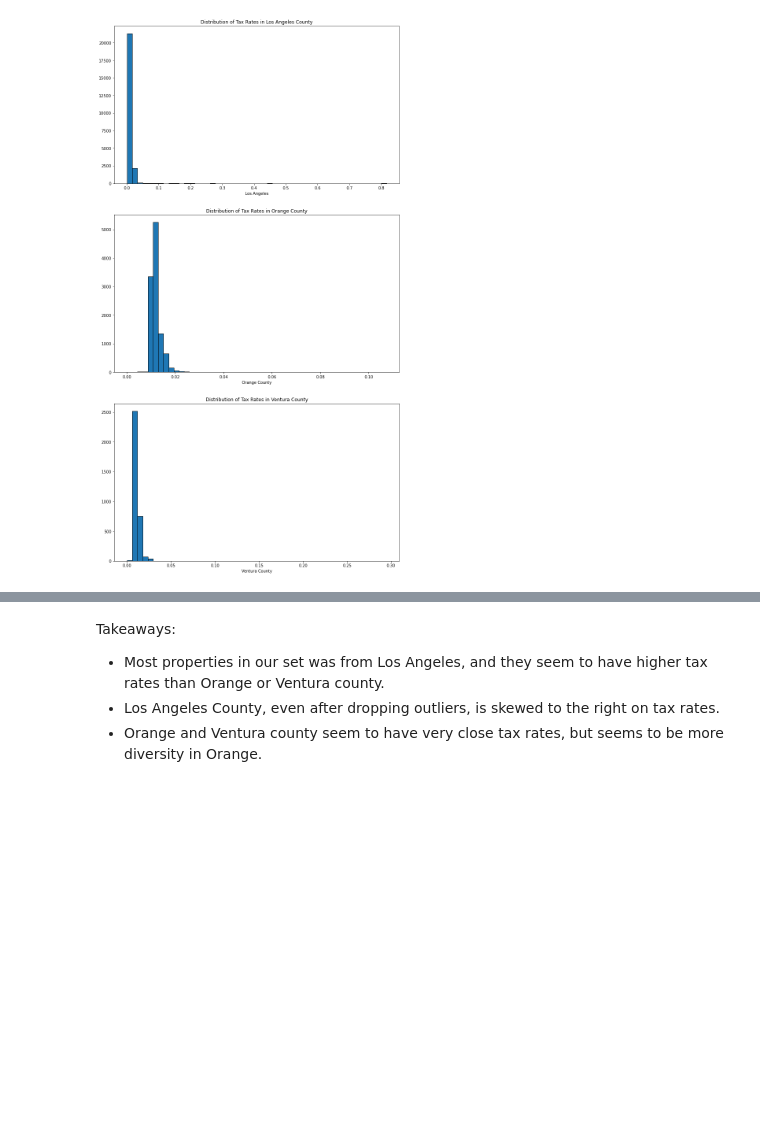
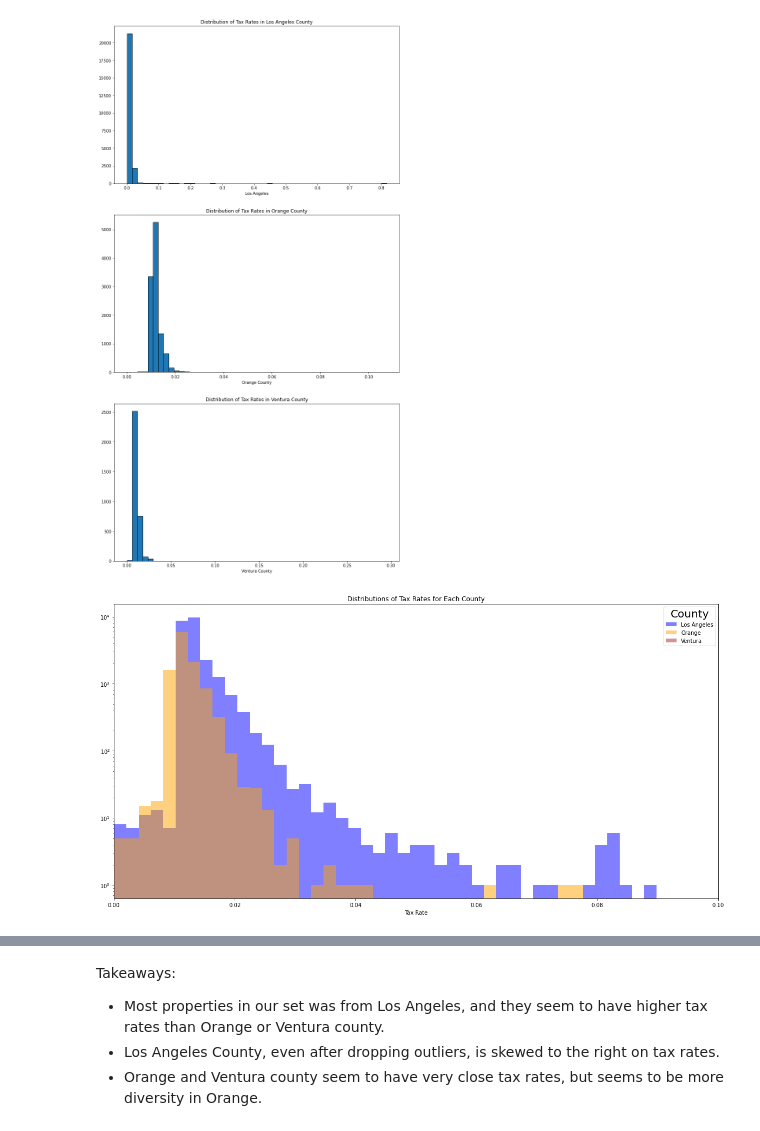
Before and after one commit to annah-vu/regression_project, a Jupyter notebook: zillow_final_notebook.ipynb, the cells around one changed output, grey strips where cells are left out. Cells and saved outputs as stored; diff of their text form; code cells hidden in the pictures; blank space fills up the shorter version.

```diff
--- a/zillow_final_notebook.ipynb
+++ b/zillow_final_notebook.ipynb
@@ -763,3 +763,18 @@ plt.hist(data=new_tax[new_tax.fips == 6111],bins=50, x='tax_rate',ec='black')
 plt.show()
 # %% [output]
 [figure]
+# %%
+#all the tax distributions on one graph
+plt.figure(figsize=(20,10))
+    # start plot
+plt.hist(new_tax[new_tax.county == 'Los Angeles'].tax_rate, bins=np.linspace(0, 0.1, 50), color='blue', alpha=0.50, log=True, label='Los Angeles')
+plt.hist(new_tax[new_tax.county == 'Orange'].tax_rate, bins=np.linspace(0, 0.1, 50), color='orange', alpha=0.50, log=True, label='Orange')
+plt.hist(new_tax[new_tax.county == 'Venture'].tax_rate, bins=np.linspace(0, 0.1, 50), color='brown', alpha=0.50, log=True, label='Ventura')
+plt.rcParams['legend.title_fontsize'] = 20
+plt.xlim(0, 0.1)
+plt.xlabel('Tax Rate')
+plt.title('Distributions of Tax Rates for Each County')
+plt.legend(title='County')
+plt.show()
+# %% [output]
+[figure, added]
```
Also changed, not shown: parts of 5 cells of this notebook.
